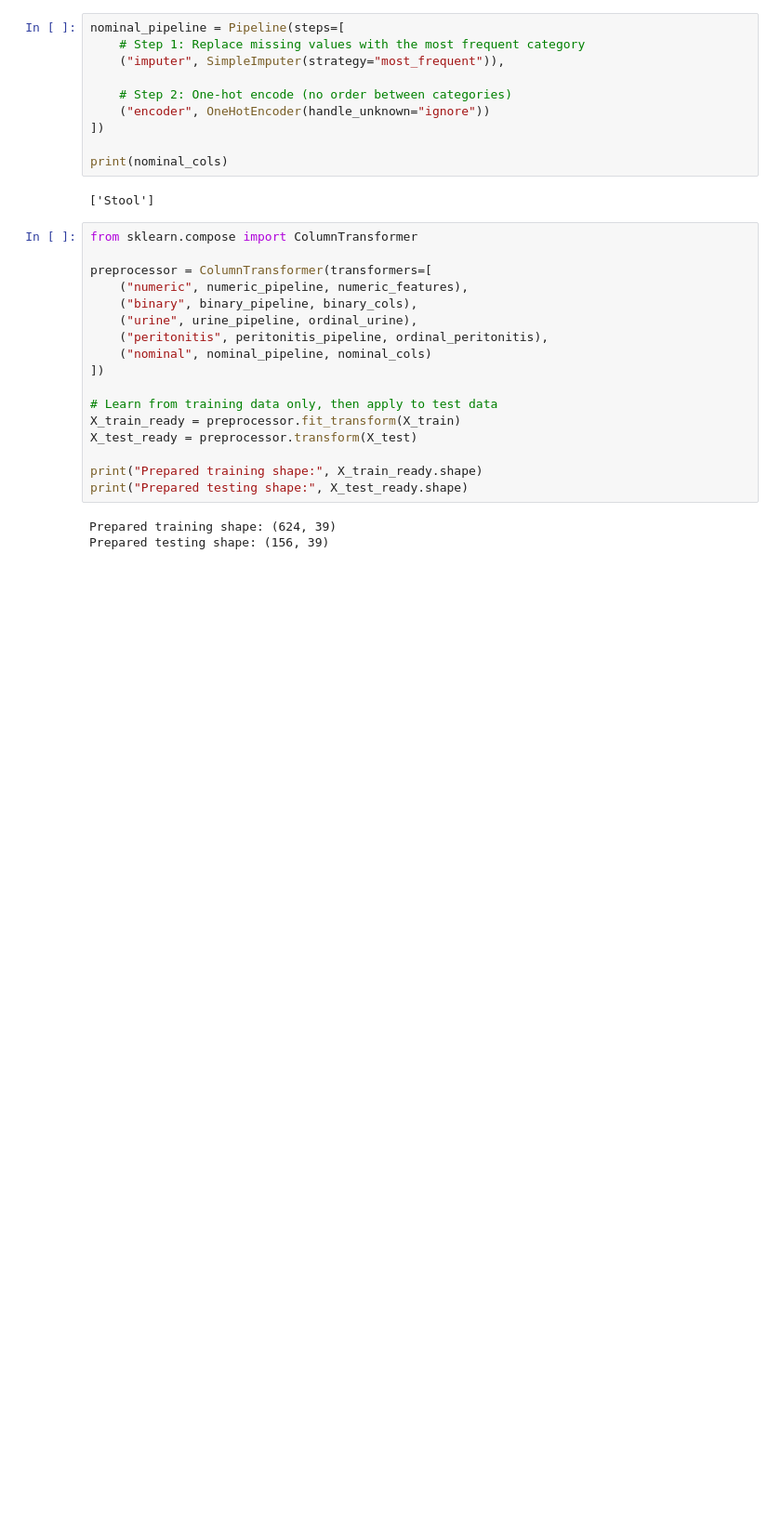
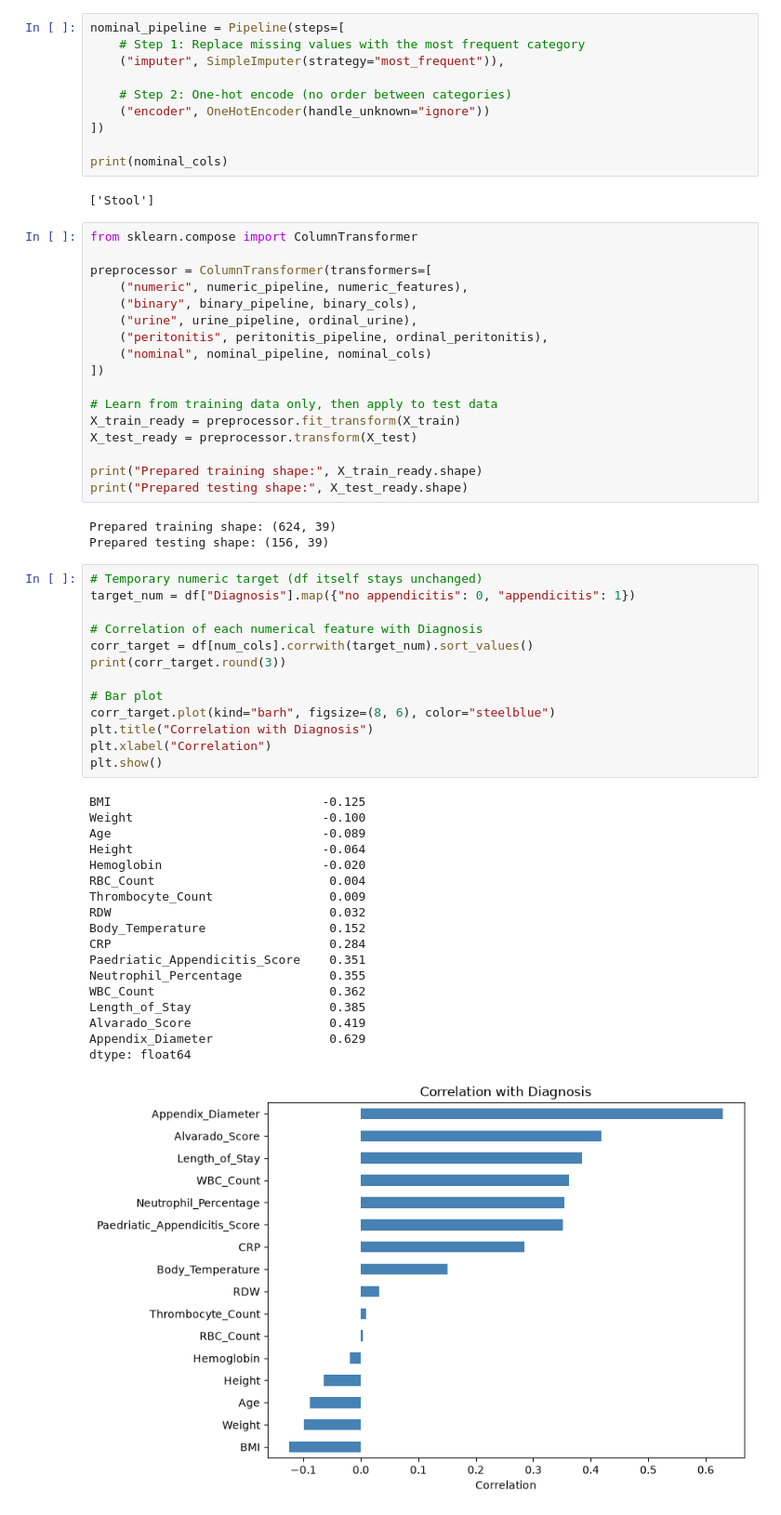
Before and after one commit to Mil9nn/pediatric-appendicitis-ml, a Jupyter notebook: main.ipynb, the cells around one changed output. Shown at 93% size. Drawn from its saved outputs; the diff is of its cells as text; blank space fills up the shorter version.

Commit message:
Add EDA, correlation analysis, statistical tests, and feature selection

```diff
--- a/main.ipynb
+++ b/main.ipynb
@@ -434,3 +434,35 @@ print("Prepared testing shape:", X_test_ready.shape)
 # %% [output]
 Prepared training shape: (624, 39)
 Prepared testing shape: (156, 39)
+# %%
+# Temporary numeric target (df itself stays unchanged)
+target_num = df["Diagnosis"].map({"no appendicitis": 0, "appendicitis": 1})
+
+# Correlation of each numerical feature with Diagnosis
+corr_target = df[num_cols].corrwith(target_num).sort_values()
+print(corr_target.round(3))
+
+# Bar plot
+corr_target.plot(kind="barh", figsize=(8, 6), color="steelblue")
+plt.title("Correlation with Diagnosis")
+plt.xlabel("Correlation")
+plt.show()
+# %% [output]
+BMI                             -0.125
+Weight                          -0.100
+Age                             -0.089
+Height                          -0.064
+Hemoglobin                      -0.020
+RBC_Count                        0.004
+Thrombocyte_Count                0.009
+RDW                              0.032
+Body_Temperature                 0.152
+CRP                              0.284
+Paedriatic_Appendicitis_Score    0.351
+Neutrophil_Percentage            0.355
+WBC_Count                        0.362
+Length_of_Stay                   0.385
+Alvarado_Score                   0.419
+Appendix_Diameter                0.629
+dtype: float64
+[figure, added]
```
Also changed, not shown: parts of 6 cells of this notebook.
